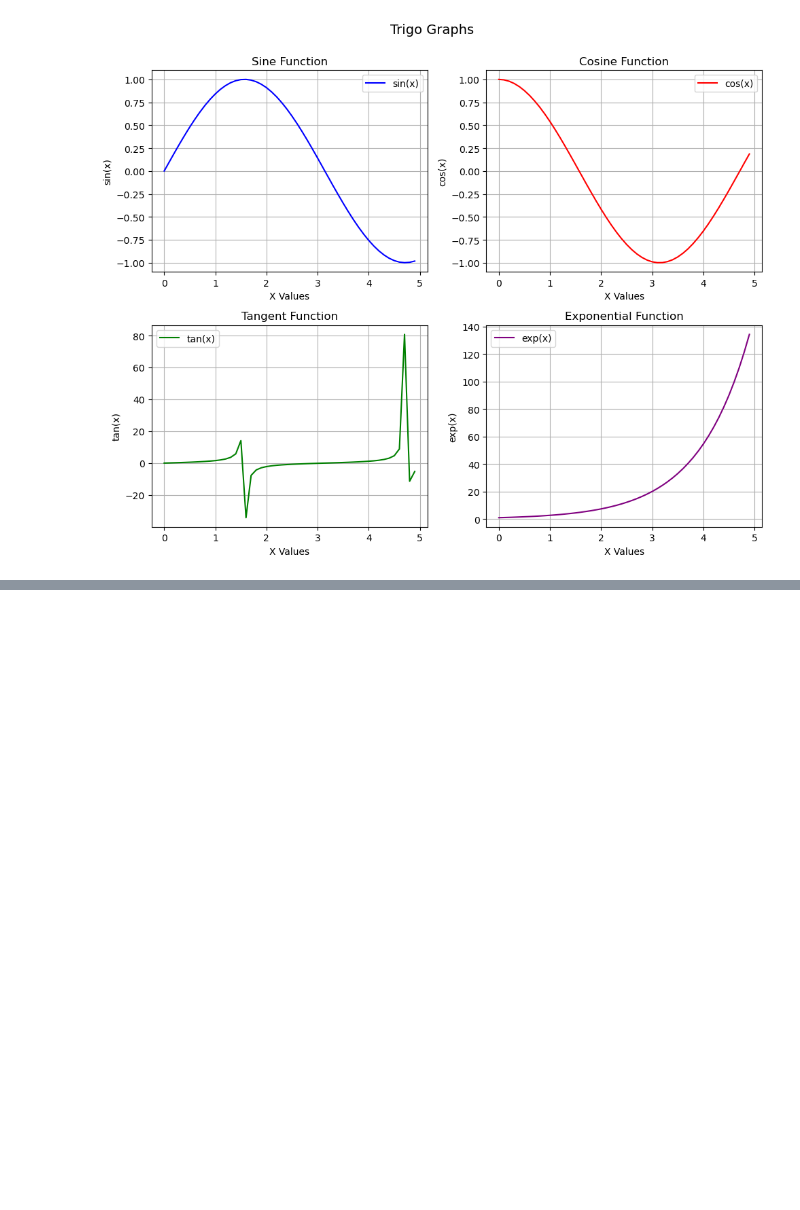
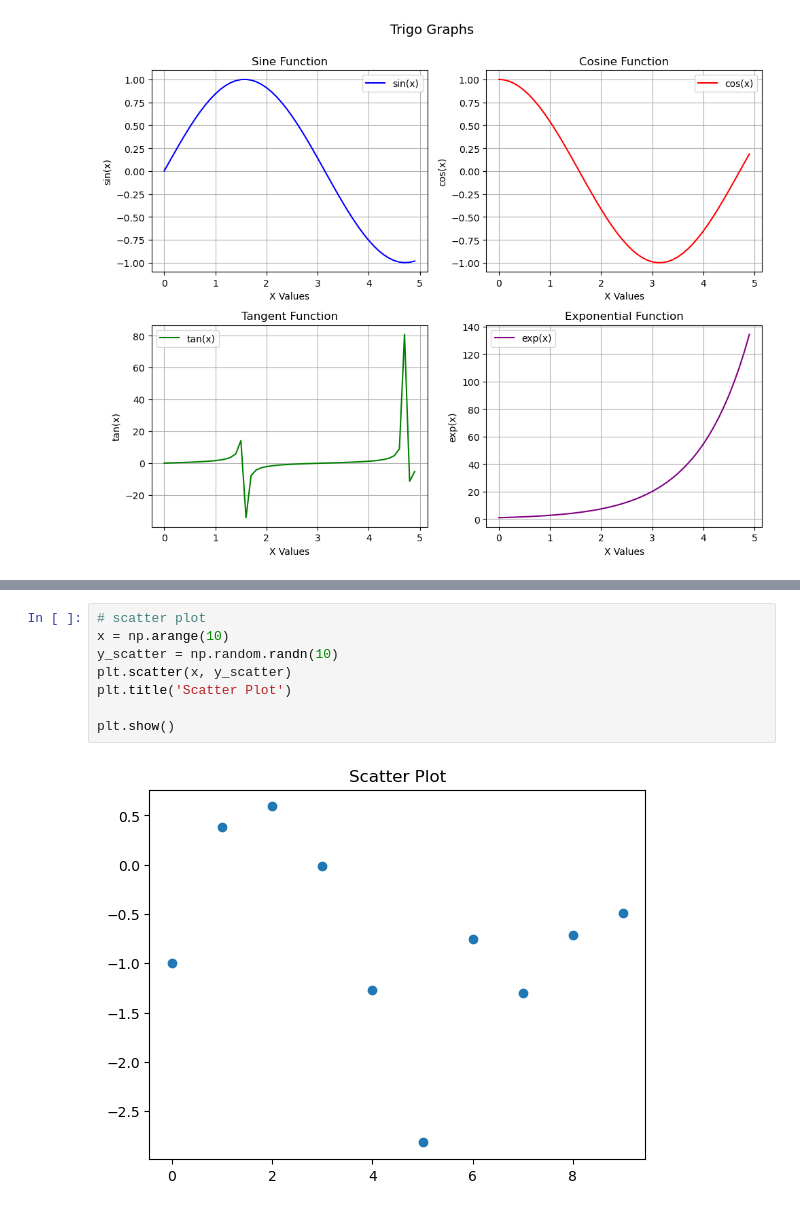
Before and after one commit to pythonai200425/29.09.2025, a Jupyter notebook: matplotlib_290925.ipynb, the cells around one changed output, grey strips where cells are left out. Saved outputs shown, nothing was run; the diff lists cells and outputs as text; blank space fills up the shorter version.

```diff
--- a/matplotlib_290925.ipynb
+++ b/matplotlib_290925.ipynb
@@ -293,0 +334,10 @@ previous exercise
+# %%
+# scatter plot
+x = np.arange(10)
+y_scatter = np.random.randn(10)
+plt.scatter(x, y_scatter)
+plt.title('Scatter Plot')
+
+plt.show()
+# %% [output]
+[figure, added]
```
Also changed, not shown: parts of 9 cells of this notebook.
